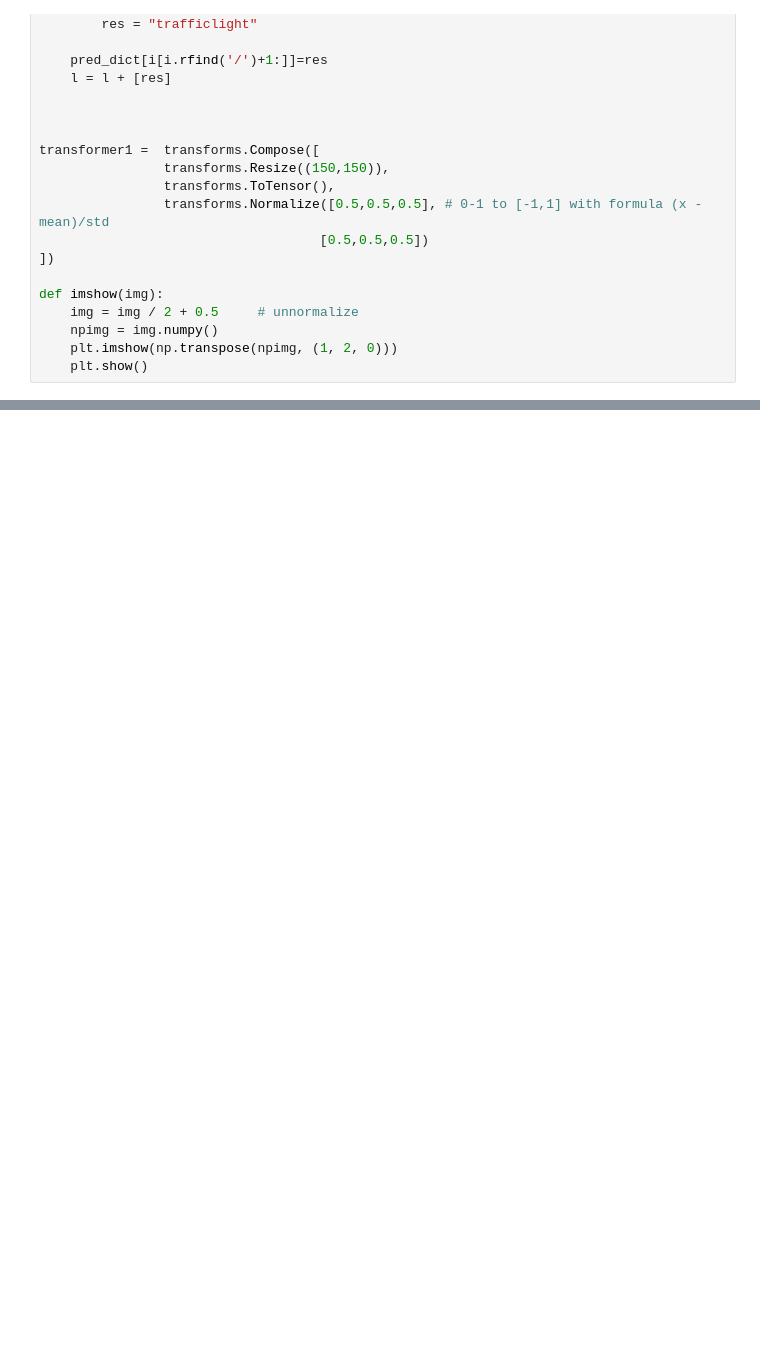
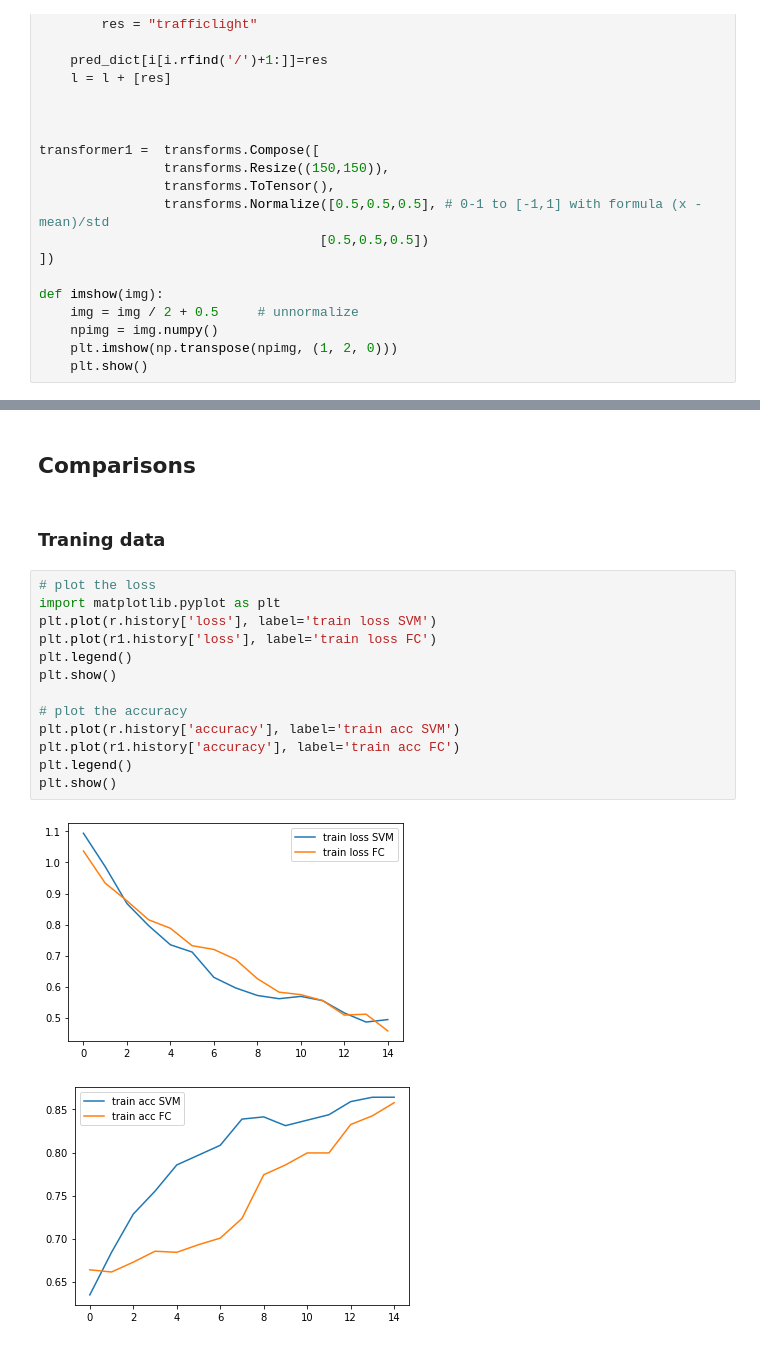
Before and after one commit to VeronicaSantello/Road-Sign-Classifier, a Jupyter notebook: AI Project Santello Veronica 870320.ipynb, the cells around one changed output, grey strips where cells are left out. Drawn from its saved outputs; the diff is of its cells as text; blank space fills up the shorter version.

```diff
--- a/AI Project Santello Veronica 870320.ipynb
+++ b/AI Project Santello Veronica 870320.ipynb
@@ -547,0 +546,20 @@ imshow(torchvision.utils.make_grid(images1))
+# %% [markdown]
+## Comparisons
+# %% [markdown]
+### Traning data
+# %%
+# plot the loss
+import matplotlib.pyplot as plt
+plt.plot(r.history['loss'], label='train loss SVM')
+plt.plot(r1.history['loss'], label='train loss FC')
+plt.legend()
+plt.show()
+
+# plot the accuracy
+plt.plot(r.history['accuracy'], label='train acc SVM')
+plt.plot(r1.history['accuracy'], label='train acc FC')
+plt.legend()
+plt.show()
+# %% [output]
+[figure, added]
+[figure, added]
```
Also changed, not shown: parts of 22 cells of this notebook, 1 other file.
